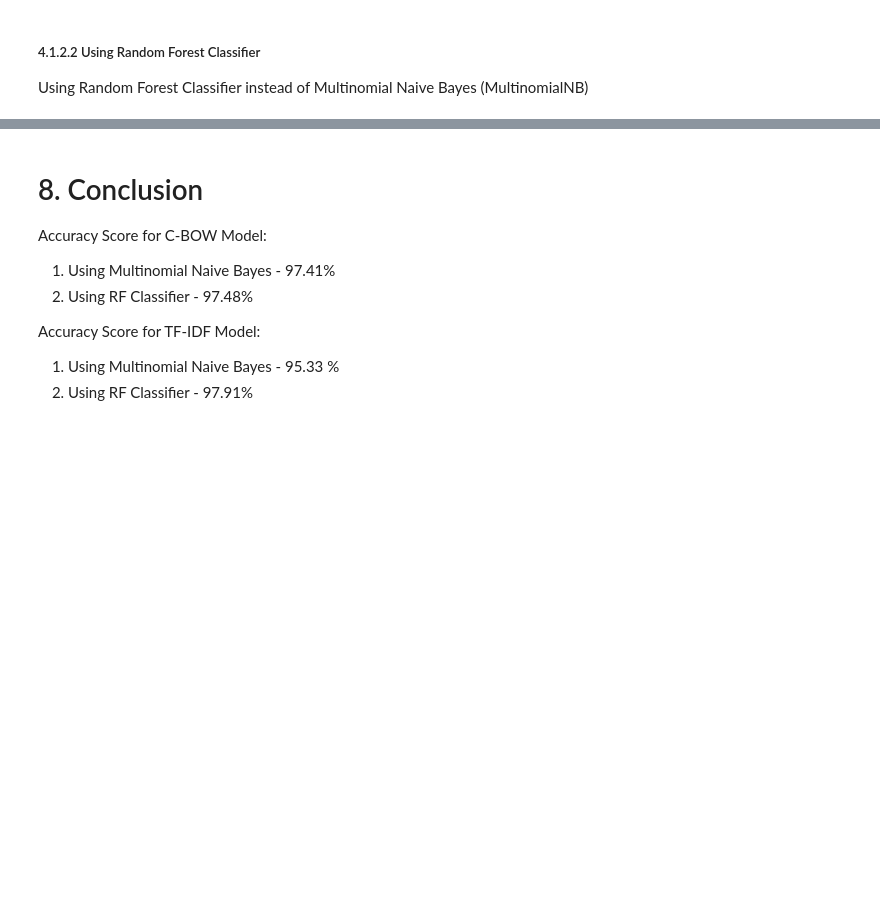
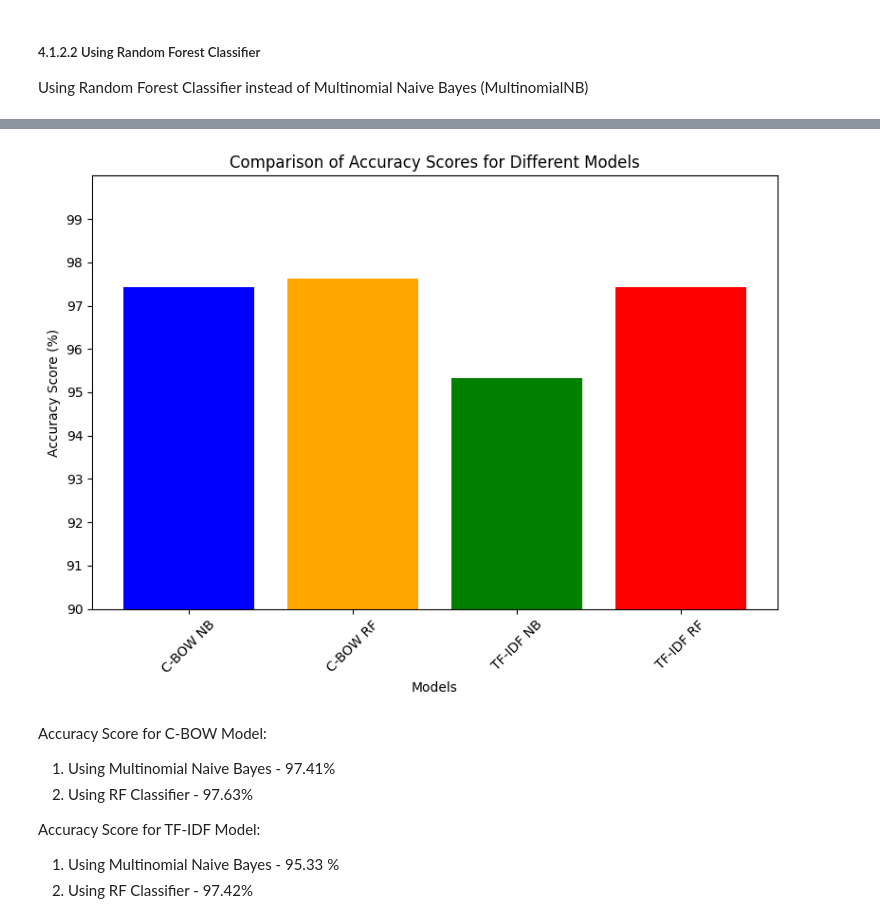
Before and after one commit to SambitSatapathy9/Bharat_Intern, a Jupyter notebook: Spam_SMS_Classifier/Spam_Classifier.ipynb, the cells around one changed output, grey strips where cells are left out. Saved outputs shown, nothing was run; the diff lists cells and outputs as text; code cells hidden in the pictures; blank space fills up the shorter version.

```diff
--- a/Spam_SMS_Classifier/Spam_Classifier.ipynb
+++ b/Spam_SMS_Classifier/Spam_Classifier.ipynb
@@ -194,8 +210,8 @@ cbow_model.fit(X_train,y_train) #Fit the model
 y_pred = cbow_model.predict(X_test) #Model Prediction
 # %%
 #Performance Metrics and Accuracy Score
-score = accuracy_score(y_pred,y_test)
-print(f"Accuracy Score for C-BOW Model using Multinomial Naive Bayes: {score}")
+cbow_score_nb = accuracy_score(y_pred,y_test)
+print(f"Accuracy Score for C-BOW Model using Multinomial Naive Bayes: {cbow_score_nb}")
 
 print(f"Classification Report: \n {classification_report(y_pred,y_test)}")
 
@@ -223,8 +239,8 @@ rf_model.fit(X_train, y_train)
 y_pred = rf_model.predict(X_test)
 # %%
 #Performance Metrics and Accuracy Score
-score = accuracy_score(y_pred,y_test)
-print(f"Accuracy Score for C-BOW Model using RF Classifier:\t {score}")
+cbow_score_rf = accuracy_score(y_pred,y_test)
+print(f"Accuracy Score for C-BOW Model using RF Classifier:\t {cbow_score_rf}")
 
 print(f"Classification Report: \n {classification_report(y_pred,y_test)}")
 
@@ -263,8 +279,8 @@ tf_model.fit(X_train,y_train)
 y_pred = tf_model.predict(X_test)
 # %%
 #7. Performance Metrics and Accuracy Score
-score = accuracy_score(y_pred,y_test)
-print(f"Accuracy Score for TF-IDF Model using Multinomial Naive Bayes: {score}")
+tf_score_nb = accuracy_score(y_pred,y_test)
+print(f"Accuracy Score for TF-IDF Model using Multinomial Naive Bayes: {tf_score_nb}")
 
 print(f"Classification Report: \n {classification_report(y_pred,y_test)}")
 
@@ -297,8 +311,8 @@ rf_model.fit(X_train, y_train)
 y_pred = rf_model.predict(X_test)
 # %%
 #7. Performance Metrics and Accuracy Score
-score = accuracy_score(y_pred,y_test)
-print(f"Accuracy Score for TF-IDF Model using RF Classifier:\t {score}")
+tf_score_rf = accuracy_score(y_pred,y_test)
+print(f"Accuracy Score for TF-IDF Model using RF Classifier:\t {tf_score_rf}")
 
 print(f"Classification Report: \n {classification_report(y_pred,y_test)}")
 
@@ -321,9 +338,28 @@ Confusion Matrix:
+# %%
+import matplotlib.pyplot as plt
+
+# Accuracy scores for different models and methods
+models = ['C-BOW NB', 'C-BOW RF', 'TF-IDF NB', 'TF-IDF RF']
+accuracy_scores = [cbow_score_nb*100, cbow_score_rf*100, tf_score_nb*100, tf_score_rf*100]
+
+# Creating a bar chart to compare accuracy scores
+plt.figure(figsize=(8, 6))
+plt.bar(models, accuracy_scores, color=['blue', 'orange', 'green', 'red'])
+plt.ylim(90, 100)  # Set the y-axis limits for better visualization
+plt.xlabel('Models')
+plt.ylabel('Accuracy Score (%)')
+plt.title('Comparison of Accuracy Scores for Different Models')
+plt.xticks(rotation=45)  # Rotate x-axis labels for better readability
+plt.yticks(np.arange(90,100,step=1))
+plt.tight_layout()
+plt.show()
+# %% [output]
+[figure, added]
 # %% [markdown]
-# 8. Conclusion
 Accuracy Score for C-BOW Model:
 1. Using Multinomial Naive Bayes - 97.41%
-2. Using RF Classifier - 97.48%
+2. Using RF Classifier - 97.63%
 
 Accuracy Score for TF-IDF Model:
 1. Using Multinomial Naive Bayes - 95.33 %
-2. Using RF Classifier - 97.91%
+2. Using RF Classifier - 97.42%
```
Also changed, not shown: parts of 16 cells of this notebook.
